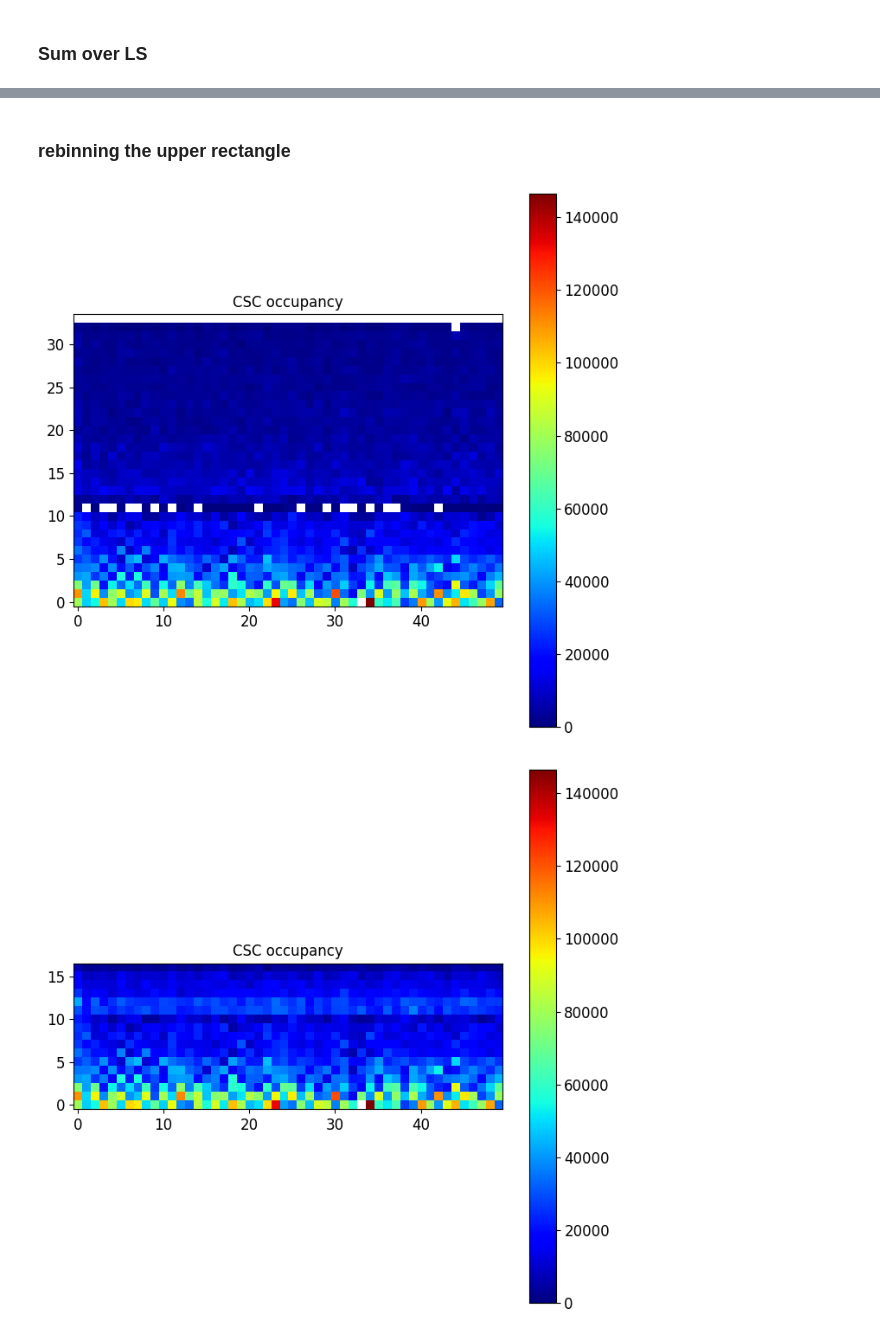
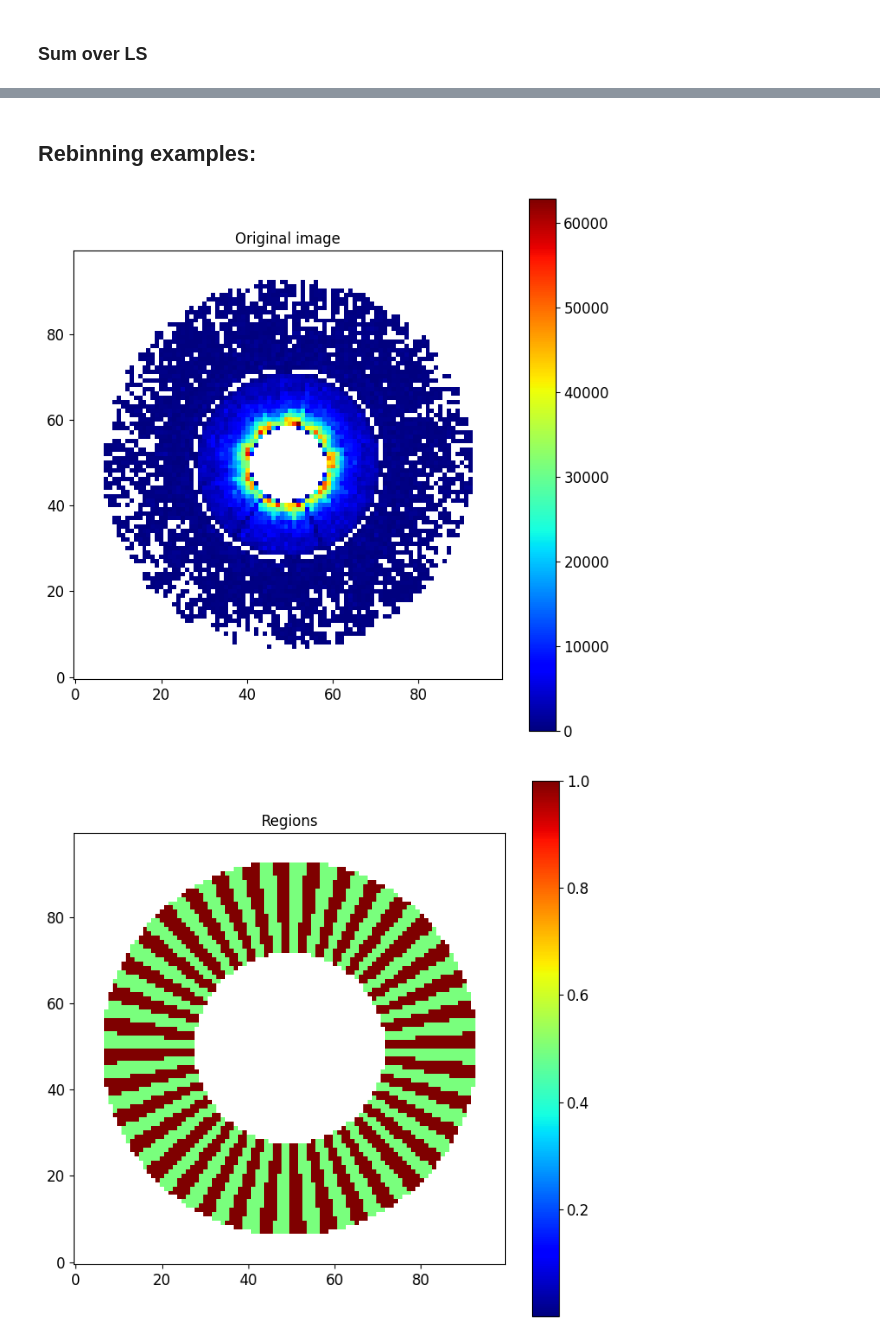
Before and after one commit to Ma128-bit/ML4DQM_deprecated, a Jupyter notebook: CSC_AE_preprocessing.ipynb, the cells around one changed output, grey strips where cells are left out. Cells and saved outputs as stored; diff of their text form; code cells hidden in the pictures.

Commit message:
Merge preprocessing and rebinnig

```diff
--- a/CSC_AE_preprocessing.ipynb
+++ b/CSC_AE_preprocessing.ipynb
@@ -61,7 +70,6 @@ Show1Dimg(monitoring_elements['mean_lumi'], monitoring_elements['entries_norm'])
 # %%
-monitoring_elements = monitoring_elements.sort_values(by=['run_number', 'ls_number']).reset_index()
+monitoring_elements = monitoring_elements.sort_values(by=['run_number', 'ls_number'])
+monitoring_elements.reset_index(inplace=True)
-# %%
-monitoring_elements = monitoring_elements.reset_index()
 # %% [markdown]
 ### Sum over LS
 # %%
@@ -121,8 +110,7 @@ def hadd_img(df, lumi_threshold):
             run_max.append(df['run_number'][it])
             lumi_max.append(df['ls_number'][it])
             sumdata = sum(df_temp['data_norm'])
-            summed_img.append(XY_to_Polar(Make_img(sumdata, df['x_bin'][0], df['x_min'][0], df['x_max'][0], df['y_bin'][0], df['y_min'][0], df['y_max'][0])))
-            #summed_img.append(Make_img(sumdata, df['x_bin'][0], df['x_min'][0], df['x_max'][0], df['y_bin'][0], df['y_min'][0], df['y_max'][0]))
+            summed_img.append(Make_img(sumdata, df['x_bin'][0], df['x_min'][0], df['x_max'][0], df['y_bin'][0], df['y_min'][0], df['y_max'][0]))
             summed_lumi.append(sumlumi)
             summed_entries.append(sum(df_temp['entries_norm']))
             summed_number.append(count)
@@ -168,2 +151,0 @@ np.savez(me+'_'+out_label+'_s1.npz', imgs=imgs, lumis=lumis, entry=entry, num=nu
-# %% [markdown]
-### rebinning the upper rectangle
@@ -211,8 +152,31 @@ def rebin_whole(rect,upper_row, nrows_upper, nrows_lower):
+# %%
+if rebin_val == 0:
+    np.savez(me+'_'+out_label+'_s1.npz', imgs=imgs, lumis=lumis, entry=entry, num=num, run_min=run_min, run_max=run_max, lumi_min=lumi_min, lumi_max=lumi_max)
+elif rebin_val == 1:
+    compressed_imgs = [rebin_whole(XY_to_Polar(img),11,4,1) for img in imgs]
+    np.savez(me+'_'+out_label+'_s1.npz', imgs=compressed_imgs, lumis=lumis, entry=entry, num=num, run_min=run_min, run_max=run_max, lumi_min=lumi_min, lumi_max=lumi_max)
+elif rebin_val == 2:
+    #hole to mask the non-relevant inner and outer parts
+    empty_img = np.zeros((100,100), dtype=np.uint16)
+    inner_radius, outer_radius = station3_boundaries()
+    hole = make_disk(empty_img, inner_radius,1.)
+    hole = np.abs(hole-1)
+    hole *= make_disk(empty_img, outer_radius,1.)
+    slices = draw_wheels(50,2)
+    conc_disks = make_concentric_disks(50,station_radii(1))
+    regions = slices * conc_disks * hole
+    new_imgs = np.array([rebin(regions, img) for img in imgs])
+    np.savez(me+'_'+out_label+'_s1.npz', imgs=new_imgs, lumis=lumis, entry=entry, num=num, run_min=run_min, run_max=run_max, lumi_min=lumi_min, lumi_max=lumi_max)
+# %% [markdown]
+## Rebinning examples:
 # %%
-#random example of before - after compression
-myImg = imgs[35]
-Show2Dimg(myImg)
-Show2Dimg(rebin_whole(myImg,11,4,1))
+if rebin_val == 1:
+    Show2Dimg(imgs[35], title = "Original image")
+    Show2Dimg(compressed_imgs[35], title = "Rectangularized and compressed image")
+elif rebin_val == 2:
+    Show2Dimg(imgs[35], title = "Original image")
+    Show2Dimg(assign_colors(regions), title = "Regions")
+    Show2Dimg(new_imgs[35], title = "Image after rebinning")
 # %% [output]
-[figure, old version]
+[figure, new version]
-[figure, old version]
+[figure, new version]
```
Also changed, not shown: parts of 18 cells of this notebook, 2 other files.
